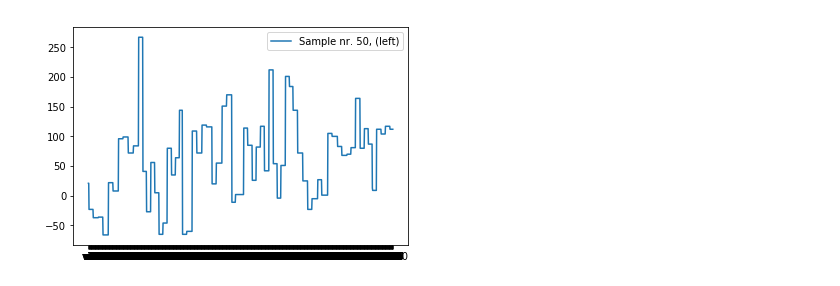
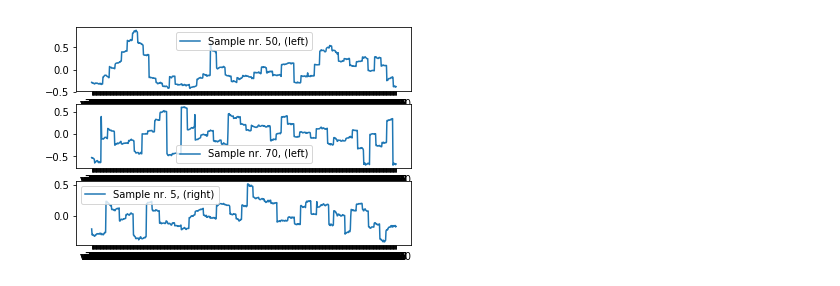
Before and after one commit to sytzewest/EEG-RobotArm-ProjectInnovate, a Jupyter notebook: Processing/EEG.ipynb, the cells around one changed output. Saved outputs shown, nothing was run; the diff lists cells and outputs as text; code cells hidden in the pictures.

```diff
--- a/Processing/EEG.ipynb
+++ b/Processing/EEG.ipynb
@@ -3,0 +22,2 @@ import pandas as pd
+# %%
+skipFeatures = 300
@@ -4,5 +26,5 @@ import pandas as pd
 # %%
-df = pd.read_csv("C:\\Users\\Kruspe\\rawData_Dominic.csv")
-df.head(6)
+df = pd.read_csv("C:\\Users\\Kruspe\\rawData_total.csv")
+df.head()
 # %% [output]
 |  | v1 | v2 | v3 | v4 | v5 | v6 | v7 | v8 | v9 | v10 | ... | ... |
@@ -15,0 +39,2 @@ df.head(6)
+# %%
+df.iloc[:,skipFeatures:1000] = preprocessing.StandardScaler().fit_transform(df.iloc[:,skipFeatures:1000])
@@ -16,5 +43,5 @@ df.head(6)
 # %%
-rdf = df.drop(['label'], axis=1)
+rdf = df.iloc[:,skipFeatures:1000]
 lrdf = rdf[df.label=='left']
 rrdf = rdf[df.label=='right']
 rdfm = rdf.mean(axis=0)
@@ -33,9 +60,21 @@ import numpy as np
 # %%
 x = np.array([])
 input1 = rdf.iloc[50]
 v = "Sample nr. 50, (%s)" % (df.iloc[50].label)
+plt.subplot(3,1,1)
 plt.plot(input1, label=v)
 plt.legend()
+x = np.array([])
+input2 = rdf.iloc[70]
+v = "Sample nr. 70, (%s)" % (df.iloc[70].label)
+plt.subplot(3,1,2)
+plt.plot(input2, label=v)
+plt.legend()
+input3 = rdf.iloc[5]
+v = "Sample nr. 5, (%s)" % (df.iloc[5].label)
+plt.subplot(3,1,3)
+plt.plot(input3, label=v)
+plt.legend()
 plt.show()
 # %% [output]
-[figure, old version]
+[figure, new version]
```
Also changed, not shown: parts of 66 cells of this notebook.
